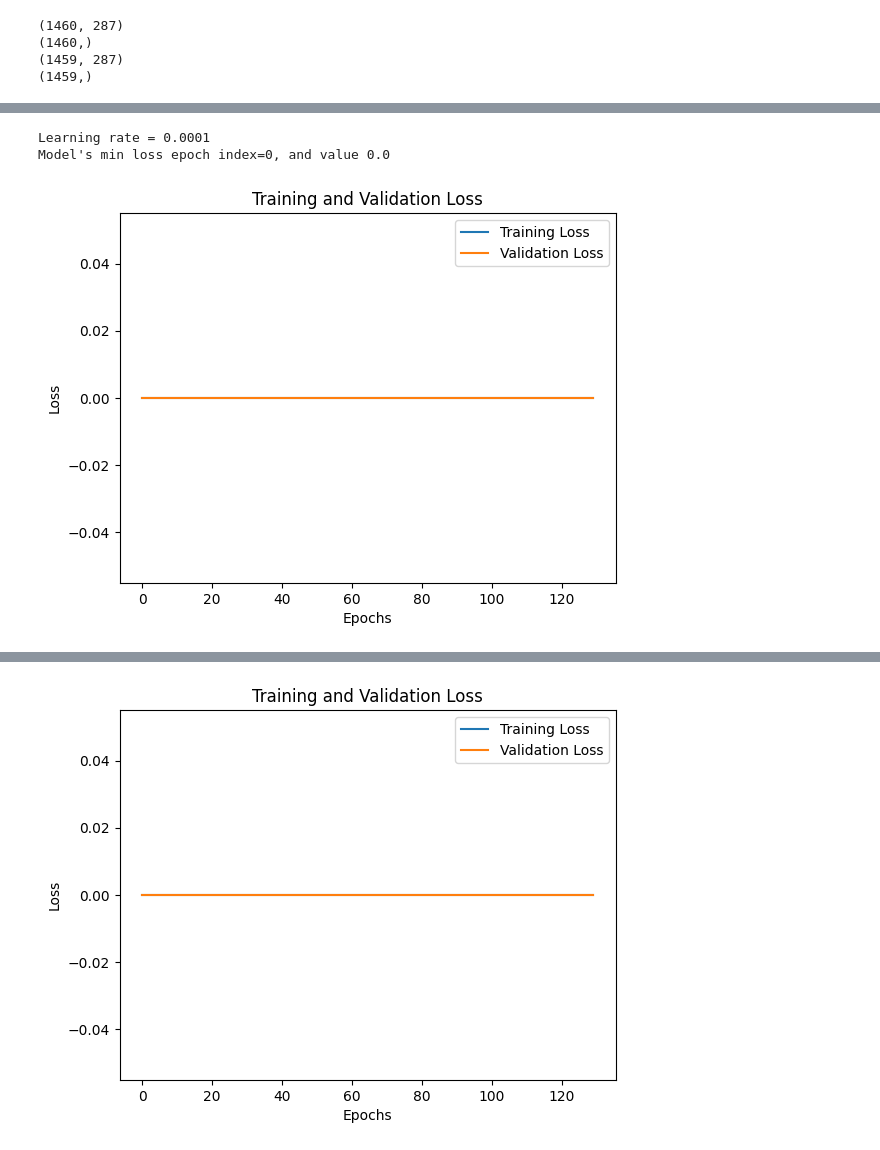
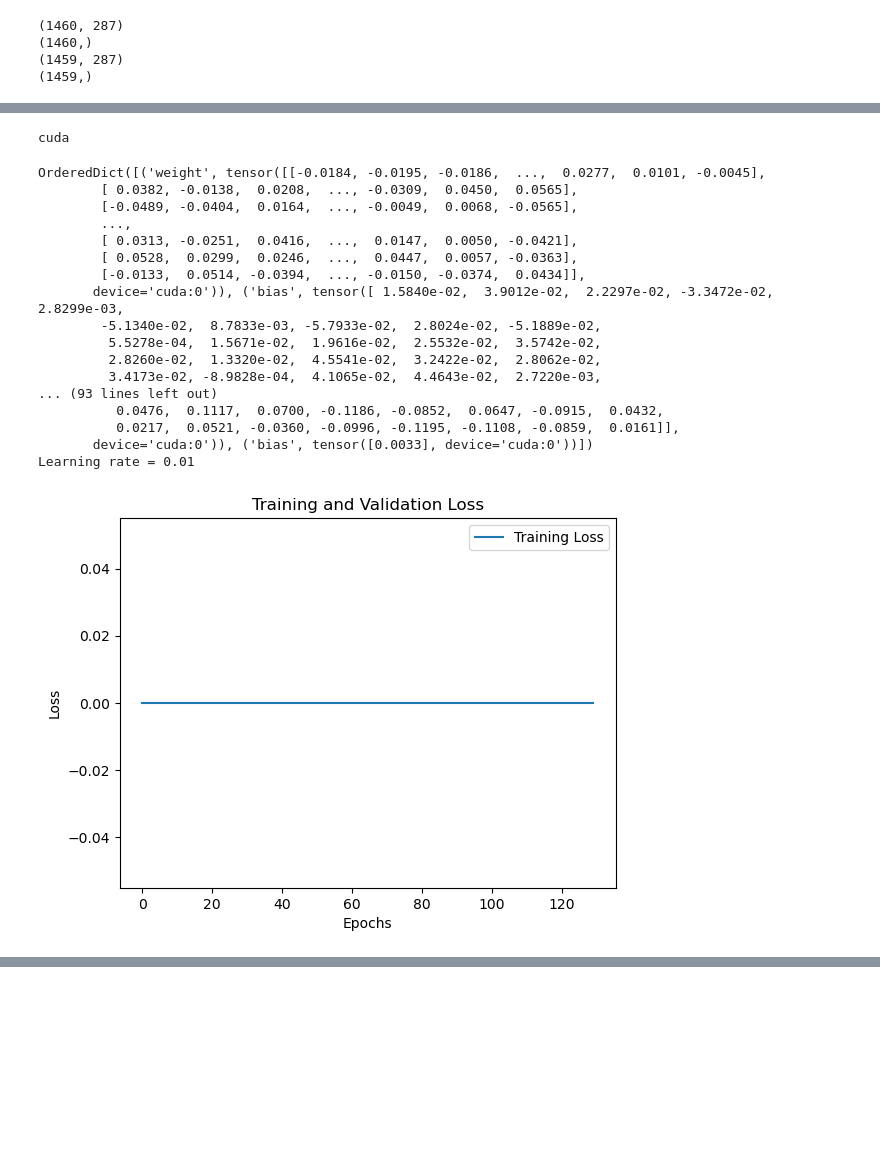
Before and after one commit to noelmrowiec/CS441, a Jupyter notebook: final_project/final_project.ipynb, the cells around one changed output, grey strips where cells are left out. Saved outputs shown, nothing was run; the diff lists cells and outputs as text; code cells hidden in the pictures; blank space fills up the shorter version.

```diff
--- a/final_project/final_project.ipynb
+++ b/final_project/final_project.ipynb
@@ -221 +252,7 @@ device = 'cpu'
+# %%
+# Sets device to "cuda" if a GPU is available  (in Colabs, enable GPU by Edit->Notebook Settings-->Hardware Accelerator=GPU)
+device = "cuda" if torch.cuda.is_available() else 'cpu'
+print(device) # make sure you're using GPU instance
+# %% [output]
+cuda
 # %%
@@ -320,8 +359,7 @@ def display_error_curves(training_losses, validation_losses):
   plt.legend(loc='best')
   plt.show()
 # %%
-from torch import nn
-import torch
+
 #4 Strech goals
 # 4.a Improve MNIST Classification Performance using MLPs
 # TO DO (retrain if needed, and evaluate model on train, val, and test sets)
@@ -330,45 +368,81 @@ epochs = 130
 #testset = torch.utils.data.TensorDataset(torch.Tensor(x_test), torch.Tensor(np.eye(10)[y_test]))
 #test_loader = torch.utils.data.DataLoader(testset, batch_size=batch_size, shuffle=True, num_workers=1)
 batch_size = 256
 input_size = 784
 hidden_size = 512
 output_size = 10
 
 
-X=torch.tensor(train_X.to_numpy(), dtype=torch.float32)
-Y=torch.tensor(train_Y.to_numpy(), dtype=torch.float32).reshape(-1,1)
+X=torch.tensor(train_X.to_numpy(), dtype=torch.float32).to(device)
+Y=torch.tensor(train_Y.to_numpy(), dtype=torch.float32).reshape(-1,1).to(device)
 #trainset = torch.utils.data.TensorDataset(torch.Tensor(x_train).to(device), torch.Tensor(np.eye(10)[y_train]).to(device))
 # train_set = torch.utils.data.TensorDataset(torch.Tensor(train_X.to_numpy()), torch.Tensor(np.eye(train_Y.shape[0])[train_Y.to_numpy()]))
 #train_loader = torch.utils.data.DataLoader(trainset, batch_size=batch_size, shuffle=True, num_workers=1, pin_memory=True)
-train_loader = torch.utils.data.DataLoader(list(zip(X,Y)), batch_size=batch_size, shuffle=True, num_workers=1)
+train_loader = torch.utils.data.DataLoader(list(zip(X,Y)), batch_size=batch_size, shuffle=True, num_workers=0)
 
-Xt=torch.tensor(test_X.to_numpy(), dtype=torch.float32)
-Yt=torch.tensor(test_Y.to_numpy(), dtype=torch.float32).reshape(-1,1)
+Xt=torch.tensor(test_X.to_numpy(), dtype=torch.float32).to(device)
+Yt=torch.tensor(test_Y.to_numpy(), dtype=torch.float32).reshape(-1,1).to(device)
 # test_set = torch.utils.data.TensorDataset(torch.Tensor(test_X.to_numpy()), torch.Tensor(np.eye(train_Y.shape[0])[test_Y.to_numpy()]))
-test_loader = torch.utils.data.DataLoader(list(zip(Xt,Yt)), batch_size=2*batch_size, shuffle=True, num_workers=1)
+test_loader = torch.utils.data.DataLoader(list(zip(Xt,Yt)), batch_size=2*batch_size, shuffle=True, num_workers=0)
+# for inputs, targets in train_loader:
+#     print(inputs)
+#     print(targets)
+
+# #trainset = torch.utils.data.TensorDataset(torch.Tensor(x_train).to(device), torch.Tensor(np.eye(10)[y_train]).to(device))
+# train_set = torch.utils.data.TensorDataset(torch.Tensor(train_X.to_numpy()), torch.Tensor(np.eye(train_Y.shape[0])[train_Y.to_numpy()]))
+# #train_loader = torch.utils.data.DataLoader(trainset, batch_size=batch_size, shuffle=True, num_workers=1, pin_memory=True)
+# train_loader = torch.utils.data.DataLoader(train_set, batch_size=batch_size, shuffle=True, num_workers=1)
+
+# test_set = torch.utils.data.TensorDataset(torch.Tensor(test_X.to_numpy()), torch.Tensor(np.eye(test_Y.shape[0])[test_Y.to_numpy()]))
+# test_loader = torch.utils.data.DataLoader(test_set, batch_size=2*batch_size, shuffle=True, num_workers=1)
+
 
 
 # Instantiate the model
 mlp_3lay= nn.Sequential(
     nn.Linear(train_X.shape[1], 256),
     nn.ReLU(),
     nn.Linear(256, 128),
     nn.ReLU(),
     nn.Linear(128, 64),
     nn.ReLU(),
     nn.Linear(64, 1),
     nn.Sigmoid()
-)
+).to(device)
 
-learing_rate = [0.0001, 0.001]
+
+learing_rate = [ 1e-2]
+for layer in mlp_3lay.children():
+    if isinstance(layer, nn.Linear):
+        print(layer.state_dict())
 for lr in learing_rate:
-    mlp = train_MLP_mnist_part4(mlp_3lay, train_loader, test_loader, lr=lr, num_epochs=epochs)
-
-    train_loss, train_err = evaluate_MLP(mlp_3lay, train_loader)
-    test_loss, test_err = evaluate_MLP(mlp_3lay, test_loader)
+    mlp = train_MLP_mnist_part4(mlp_3lay, train_loader, lr=lr, num_epochs=epochs)
+    for layer in mlp.children():
+        if isinstance(layer, nn.Linear):
+            print(layer.state_dict())
+    train_loss, train_err, pred_train = evaluate_MLP(mlp_3lay, train_loader)
+    test_loss, test_err, pred_test = evaluate_MLP(mlp_3lay, test_loader)
     print(f"train loss: {train_loss}, train error: {train_err}")
     print(f"test loss: {test_loss}, test error: {test_err}")
+    for _, x in test_loader:
+        print(x)
+    # print(pred_test)
 # %% [output]
-Learning rate = 0.0001
-Model's min loss epoch index=0, and value 0.0
+OrderedDict([('weight', tensor([[-0.0184, -0.0195, -0.0186,  ...,  0.0277,  0.0101, -0.0045],
+        [ 0.0382, -0.0138,  0.0208,  ..., -0.0309,  0.0450,  0.0565],
+        [-0.0489, -0.0404,  0.0164,  ..., -0.0049,  0.0068, -0.0565],
+        ...,
+        [ 0.0313, -0.0251,  0.0416,  ...,  0.0147,  0.0050, -0.0421],
+        [ 0.0528,  0.0299,  0.0246,  ...,  0.0447,  0.0057, -0.0363],
+        [-0.0133,  0.0514, -0.0394,  ..., -0.0150, -0.0374,  0.0434]],
+       device='cuda:0')), ('bias', tensor([ 1.5840e-02,  3.9012e-02,  2.2297e-02, -3.3472e-02,  2.8299e-03,
+        -5.1340e-02,  8.7833e-03, -5.7933e-02,  2.8024e-02, -5.1889e-02,
+         5.5278e-04,  1.5671e-02,  1.9616e-02,  2.5532e-02,  3.5742e-02,
+         2.8260e-02,  1.3320e-02,  4.5541e-02,  3.2422e-02,  2.8062e-02,
+         3.4173e-02, -8.9828e-04,  4.1065e-02,  4.4643e-02,  2.7220e-03,
+... (93 lines left out)
+          0.0476,  0.1117,  0.0700, -0.1186, -0.0852,  0.0647, -0.0915,  0.0432,
+          0.0217,  0.0521, -0.0360, -0.0996, -0.1195, -0.1108, -0.0859,  0.0161]],
+       device='cuda:0')), ('bias', tensor([0.0033], device='cuda:0'))])
+Learning rate = 0.01
-[figure, old version]
+[figure, new version]
@@ -379 +449,0 @@ Model's min loss epoch index=0, and value 0.0
-[figure, removed]
```
Also changed, not shown: parts of 6 cells of this notebook.
